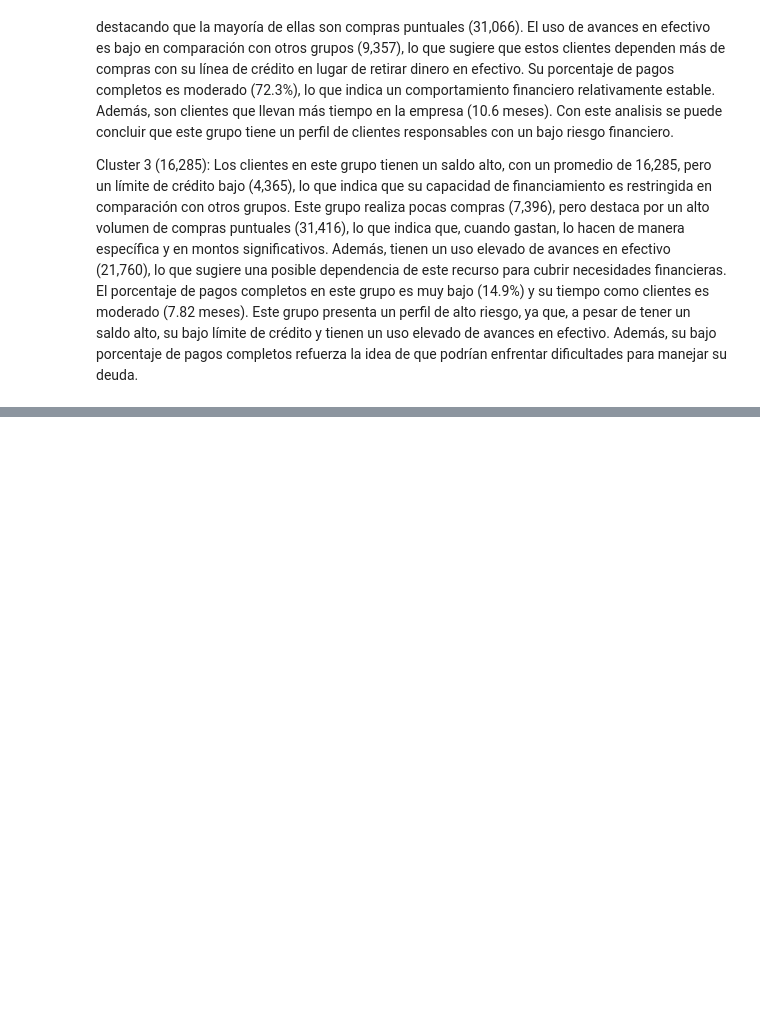
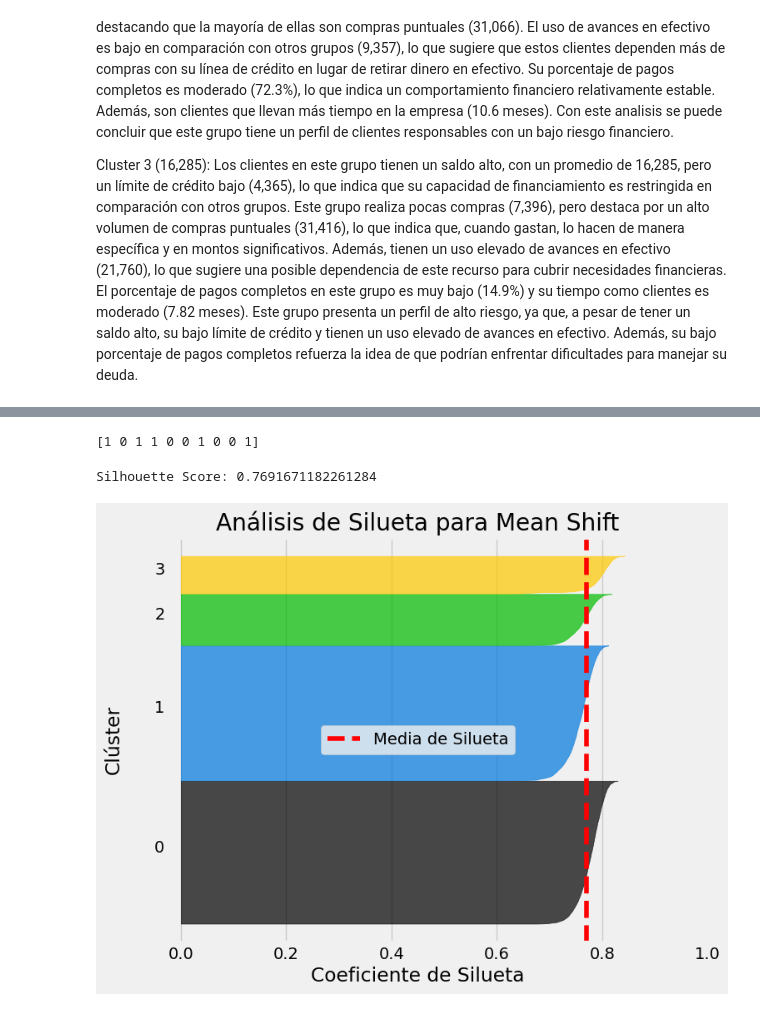
Before and after one commit to andreschaparr0/Laboratorios-BI, a Jupyter notebook: Lab02-BI/Lab02.ipynb, the cells around one changed output, grey strips where cells are left out. Saved outputs shown, nothing was run; the diff lists cells and outputs as text; code cells hidden in the pictures; blank space fills up the shorter version.

```diff
--- a/Lab02-BI/Lab02.ipynb
+++ b/Lab02-BI/Lab02.ipynb
@@ -735,0 +744,6 @@ Cluster 3 (16,285): Los clientes en este grupo tienen un saldo alto, con un prom
+# %%
+from sklearn.cluster import mean_shift
+
+cluster_centers, labels = mean_shift(X)
+
+cluster_centers
@@ -735,0 +767,53 @@ Cluster 3 (16,285): Los clientes en este grupo tienen un saldo alto, con un prom
+# %%
+print(labels[:10]) #mean_shift.labels_
+# %% [output]
+[1 0 1 1 0 0 1 0 0 1]
+# %%
+from sklearn.metrics import silhouette_score, davies_bouldin_score
+
+silhouette = silhouette_score(X, labels)
+
+print(f"Silhouette Score: {silhouette}")
+# %% [output]
+Silhouette Score: 0.7691671182261284
+# %%
+import numpy as np
+import matplotlib.pyplot as plt
+import matplotlib.cm as cm
+from sklearn.metrics import silhouette_samples
+
+# Calcular la puntuación de silueta de cada punto
+silhouette_values = silhouette_samples(X, labels)
+silhouette_avg = silhouette_score(X, labels)
+
+# Número de clústeres
+n_clusters = len(np.unique(labels))
+
+fig, ax = plt.subplots(figsize=(8, 6))
+y_lower = 10
+
+for i in range(n_clusters):
+    cluster_silhouette_values = silhouette_values[labels == i]
+
+    cluster_silhouette_values.sort()
+
+    y_upper = y_lower + len(cluster_silhouette_values)
+
+    color = cm.nipy_spectral(float(i) / n_clusters)
+
+    ax.fill_betweenx(np.arange(y_lower, y_upper), 0, cluster_silhouette_values, facecolor=color, edgecolor=color, alpha=0.7)
+
+    ax.text(-0.05, y_lower + 0.5 * len(cluster_silhouette_values), str(i))
+
+    y_lower = y_upper + 10
+
+ax.set_title("Análisis de Silueta para Mean Shift")
+ax.set_xlabel("Coeficiente de Silueta")
+ax.set_ylabel("Clúster")
+ax.axvline(x=silhouette_avg, color="red", linestyle="--", label="Media de Silueta")
+ax.set_yticks([])
+ax.set_xlim([-0.1, 1])
+ax.legend()
+plt.show()
+# %% [output]
+[figure, added]
```
Also changed, not shown: parts of 22 cells of this notebook.
